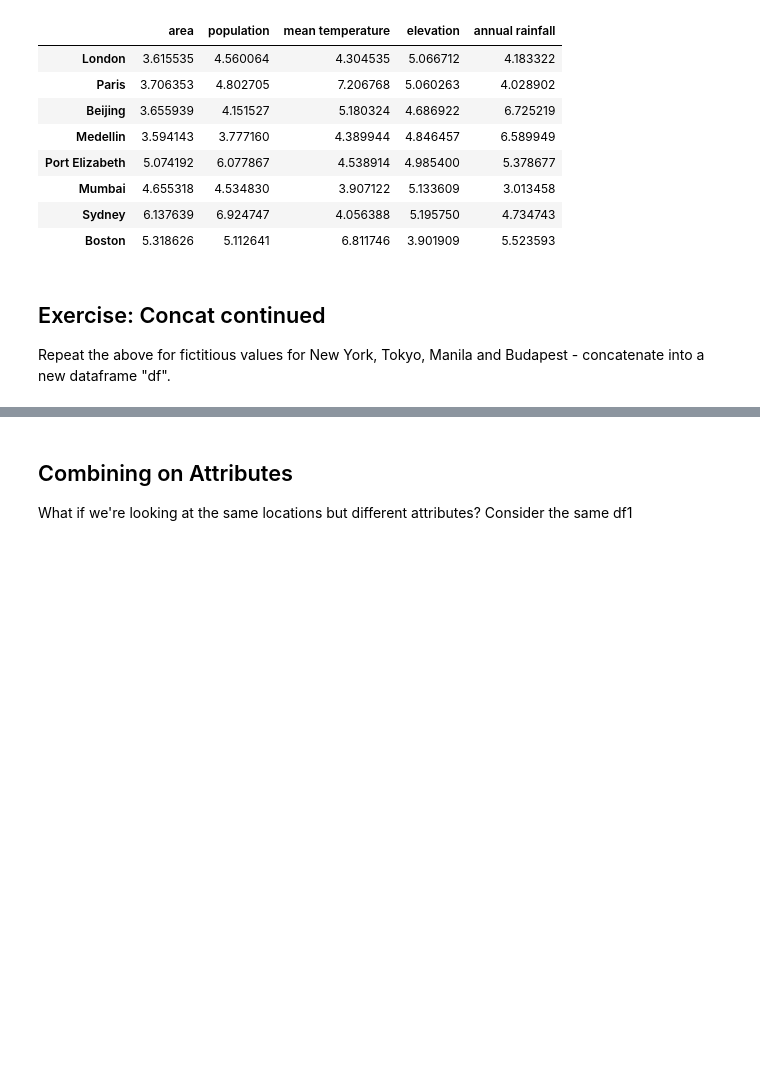
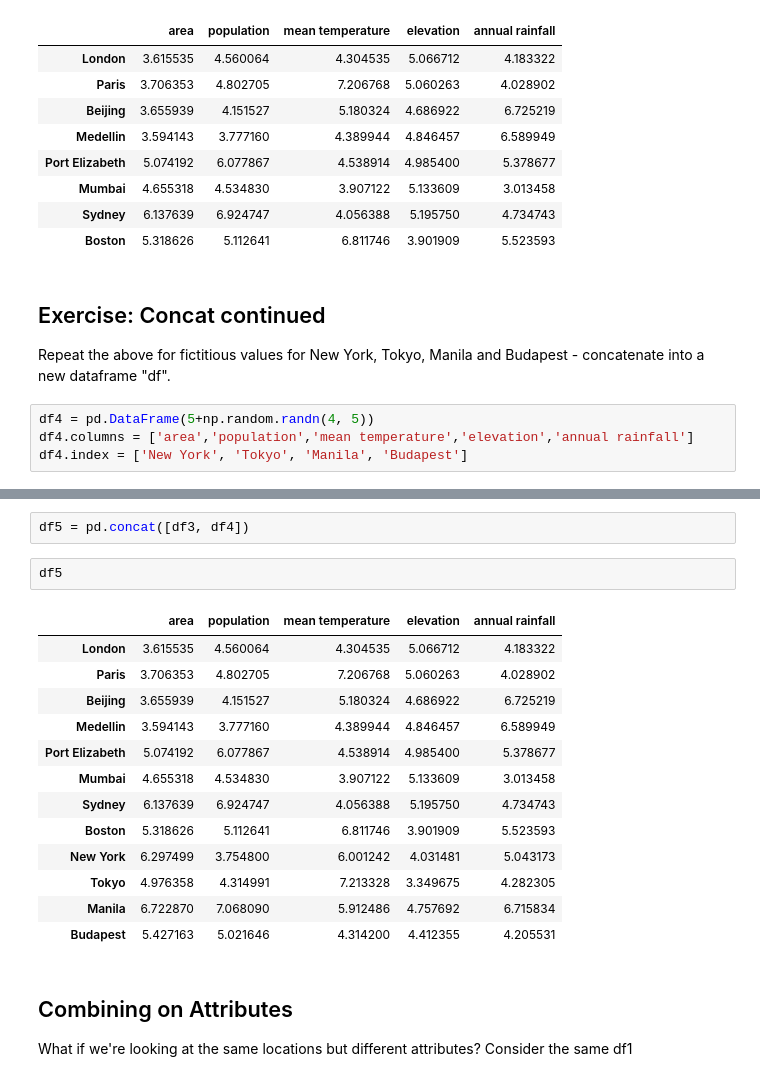
Before and after one commit to nyreemarsh/QM2, a Jupyter notebook: notebooks/W06. Merging and Joining.ipynb, the cells around one changed output, grey strips where cells are left out. Cells and saved outputs as stored; diff of their text form; blank space fills up the shorter version.

```diff
--- a/notebooks/W06. Merging and Joining.ipynb
+++ b/notebooks/W06. Merging and Joining.ipynb
@@ -152,3 +152,7 @@ df3
 ## Exercise: Concat continued
 
 Repeat the above for fictitious values for New York, Tokyo, Manila and Budapest - concatenate into a new dataframe "df".
+# %%
+df4 = pd.DataFrame(5+np.random.randn(4, 5))
+df4.columns = ['area','population','mean temperature','elevation','annual rainfall']
+df4.index = ['New York', 'Tokyo', 'Manila', 'Budapest']
@@ -155,3 +167,21 @@ Repeat the above for fictitious values for New York, Tokyo, Manila and Budapest
+# %%
+df5 = pd.concat([df3, df4])
+# %%
+df5
+# %% [output]
+|  | area | population | mean temperature | elevation | annual rainfall |
+| London | 3.615535 | 4.560064 | 4.304535 | 5.066712 | 4.183322 |
+| Paris | 3.706353 | 4.802705 | 7.206768 | 5.060263 | 4.028902 |
+| Beijing | 3.655939 | 4.151527 | 5.180324 | 4.686922 | 6.725219 |
+| Medellin | 3.594143 | 3.777160 | 4.389944 | 4.846457 | 6.589949 |
+| Port Elizabeth | 5.074192 | 6.077867 | 4.538914 | 4.985400 | 5.378677 |
+| Mumbai | 4.655318 | 4.534830 | 3.907122 | 5.133609 | 3.013458 |
+| Sydney | 6.137639 | 6.924747 | 4.056388 | 5.195750 | 4.734743 |
+| Boston | 5.318626 | 5.112641 | 6.811746 | 3.901909 | 5.523593 |
+| New York | 6.297499 | 3.754800 | 6.001242 | 4.031481 | 5.043173 |
+| Tokyo | 4.976358 | 4.314991 | 7.213328 | 3.349675 | 4.282305 |
+| Manila | 6.722870 | 7.068090 | 5.912486 | 4.757692 | 6.715834 |
+| Budapest | 5.427163 | 5.021646 | 4.314200 | 4.412355 | 4.205531 |
 # %% [markdown]
 ## Combining on Attributes
 
```
Also changed, not shown: parts of 1 cell of this notebook.
